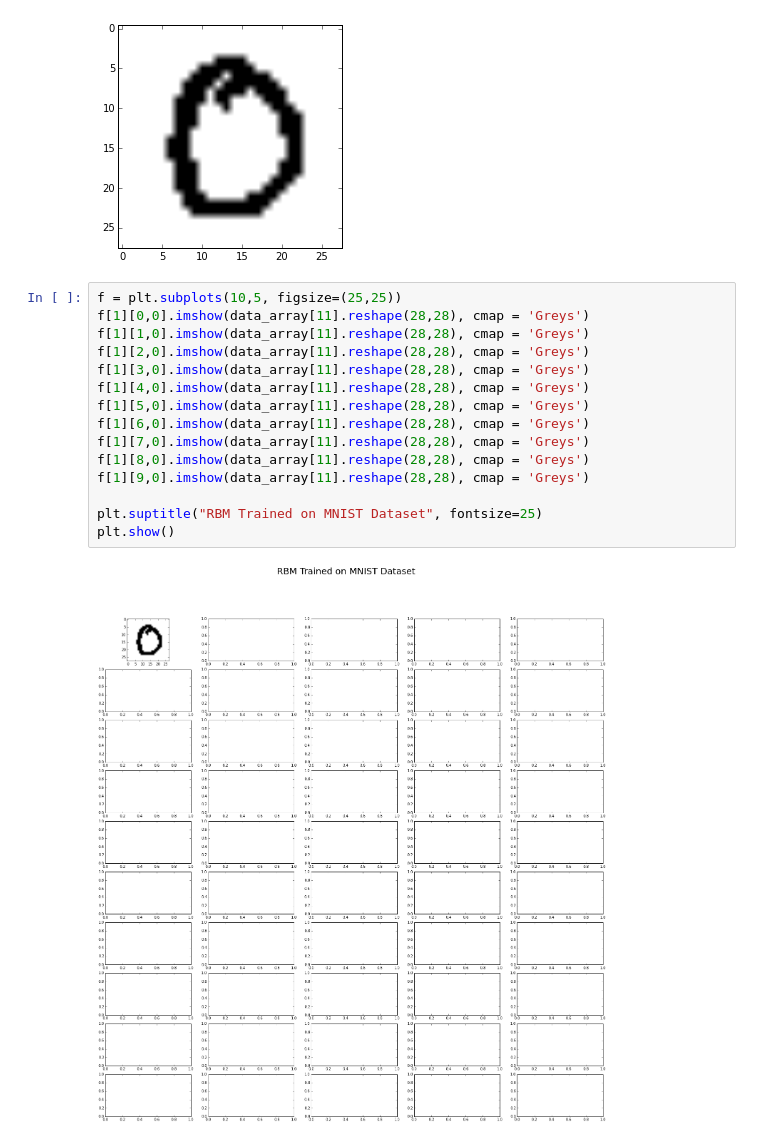
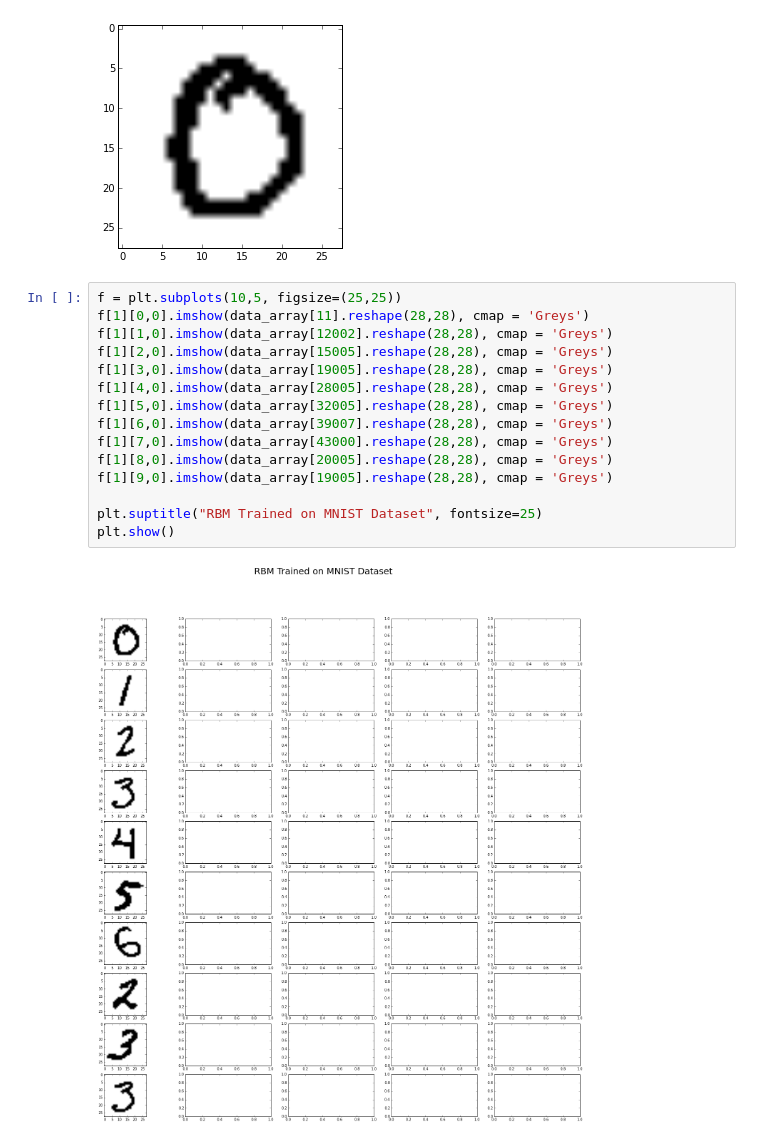
Before and after one commit to huihuifan/RBM-CS51, a Jupyter notebook: RBM_MNIST_angela.ipynb, the cells around one changed output. Cells and saved outputs as stored; diff of their text form.

```diff
--- a/RBM_MNIST_angela.ipynb
+++ b/RBM_MNIST_angela.ipynb
@@ -132,17 +132,17 @@ plt.show()
 # %%
 f = plt.subplots(10,5, figsize=(25,25))
 f[1][0,0].imshow(data_array[11].reshape(28,28), cmap = 'Greys')
-f[1][1,0].imshow(data_array[11].reshape(28,28), cmap = 'Greys')
-f[1][2,0].imshow(data_array[11].reshape(28,28), cmap = 'Greys')
-f[1][3,0].imshow(data_array[11].reshape(28,28), cmap = 'Greys')
-f[1][4,0].imshow(data_array[11].reshape(28,28), cmap = 'Greys')
-f[1][5,0].imshow(data_array[11].reshape(28,28), cmap = 'Greys')
-f[1][6,0].imshow(data_array[11].reshape(28,28), cmap = 'Greys')
-f[1][7,0].imshow(data_array[11].reshape(28,28), cmap = 'Greys')
-f[1][8,0].imshow(data_array[11].reshape(28,28), cmap = 'Greys')
-f[1][9,0].imshow(data_array[11].reshape(28,28), cmap = 'Greys')
+f[1][1,0].imshow(data_array[12002].reshape(28,28), cmap = 'Greys')
+f[1][2,0].imshow(data_array[15005].reshape(28,28), cmap = 'Greys')
+f[1][3,0].imshow(data_array[19005].reshape(28,28), cmap = 'Greys')
+f[1][4,0].imshow(data_array[28005].reshape(28,28), cmap = 'Greys')
+f[1][5,0].imshow(data_array[32005].reshape(28,28), cmap = 'Greys')
+f[1][6,0].imshow(data_array[39007].reshape(28,28), cmap = 'Greys')
+f[1][7,0].imshow(data_array[43000].reshape(28,28), cmap = 'Greys')
+f[1][8,0].imshow(data_array[20005].reshape(28,28), cmap = 'Greys')
+f[1][9,0].imshow(data_array[19005].reshape(28,28), cmap = 'Greys')
 
 plt.suptitle("RBM Trained on MNIST Dataset", fontsize=25)
 plt.show()
 # %% [output]
-[figure, old version]
+[figure, new version]
```
